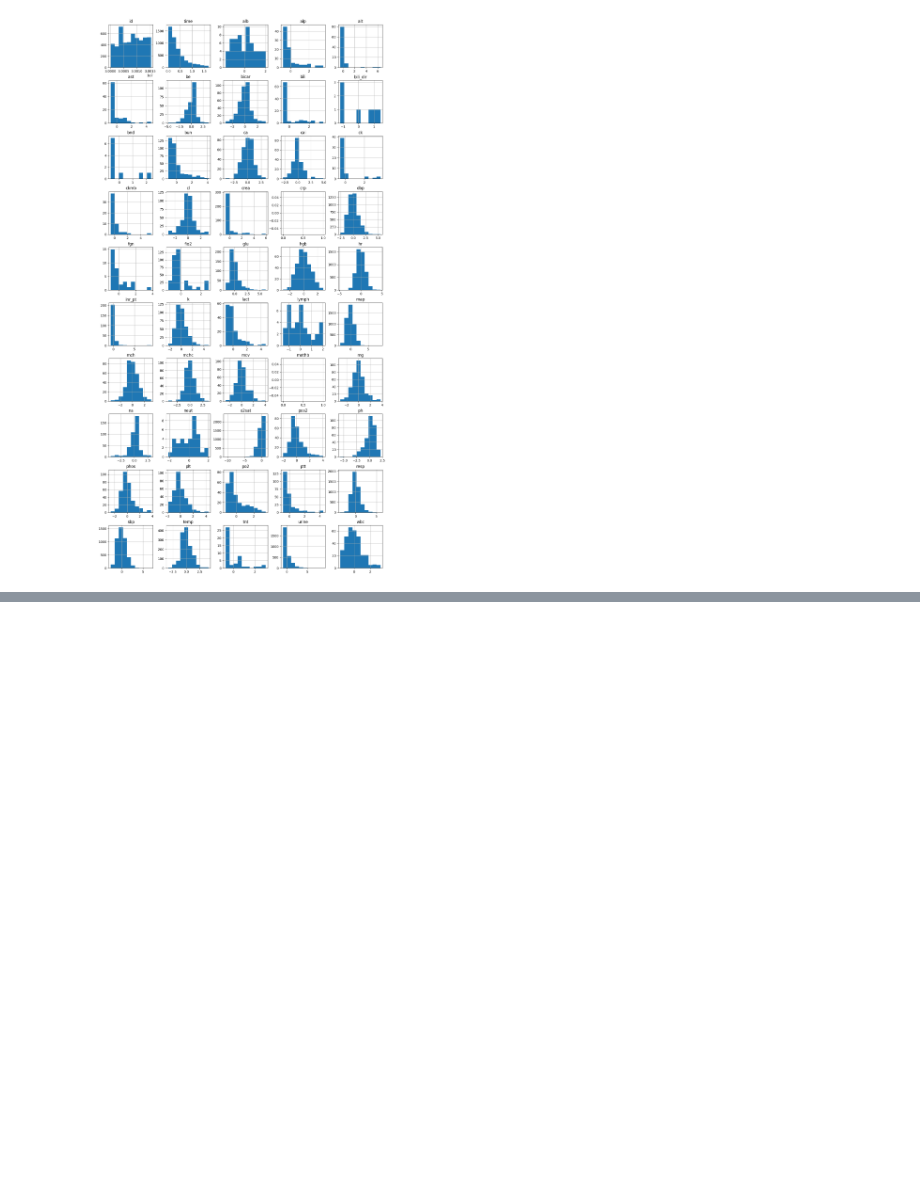
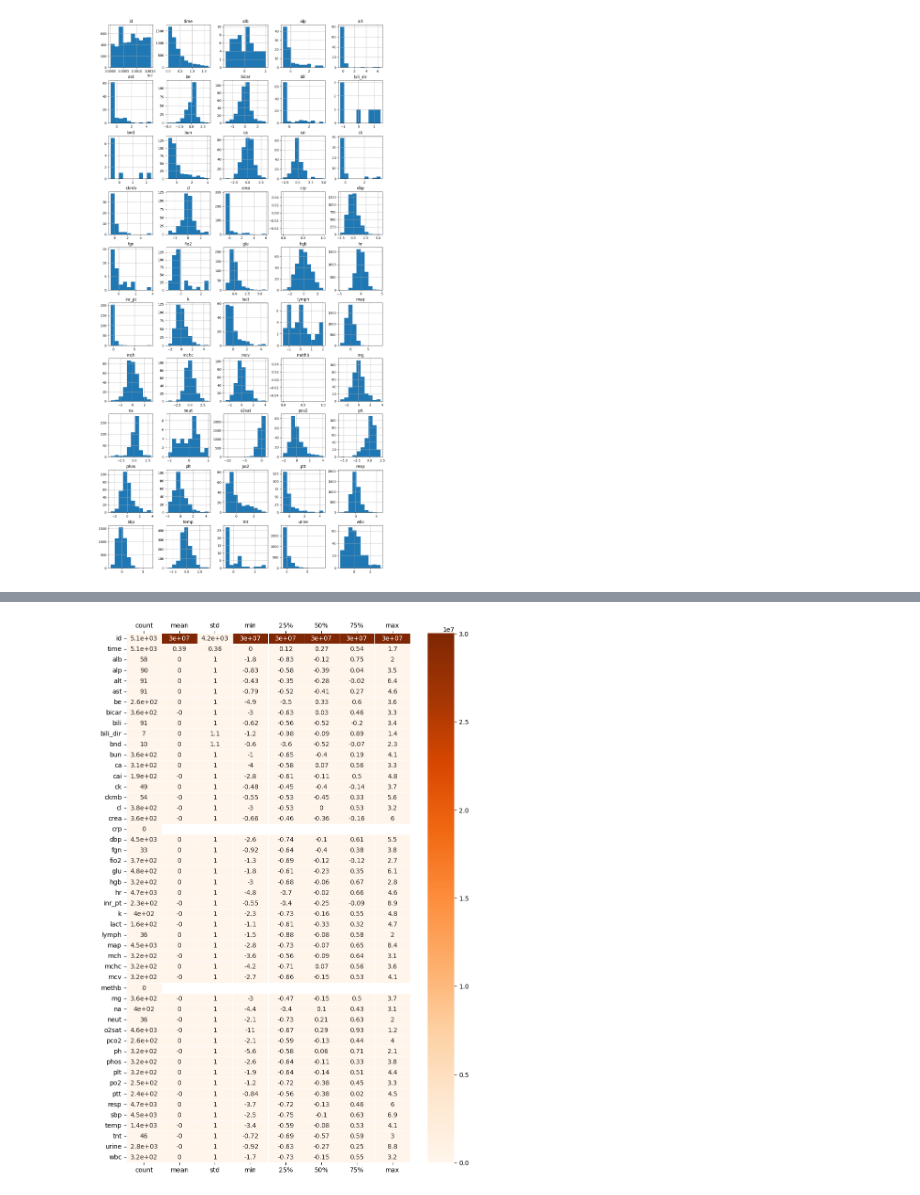
Before and after one commit to joshuawe/sepsis, a Jupyter notebook: data/miiv/preprocess.ipynb, the cells around one changed output, grey strips where cells are left out. Saved outputs shown, nothing was run; the diff lists cells and outputs as text; code cells hidden in the pictures; blank space fills up the shorter version.

```diff
--- a/data/miiv/preprocess.ipynb
+++ b/data/miiv/preprocess.ipynb
@@ -193,0 +188,10 @@ dtype: float64
+# %%
+desc = df.describe().transpose().round(2)
+desc.style.background_gradient(cmap='Blues', )
+
+fig = plt.figure(figsize=(10, 15))
+ax = sns.heatmap(desc, cmap='Oranges', linewidths=0.5, annot=True)
+# show tick labels on top and bottom
+ax.tick_params(axis="x", bottom=True, top=True, labelbottom=True, labeltop=True)
+# %% [output]
+[figure, added]
```
Also changed, not shown: parts of 5 cells of this notebook, 6 other files.
